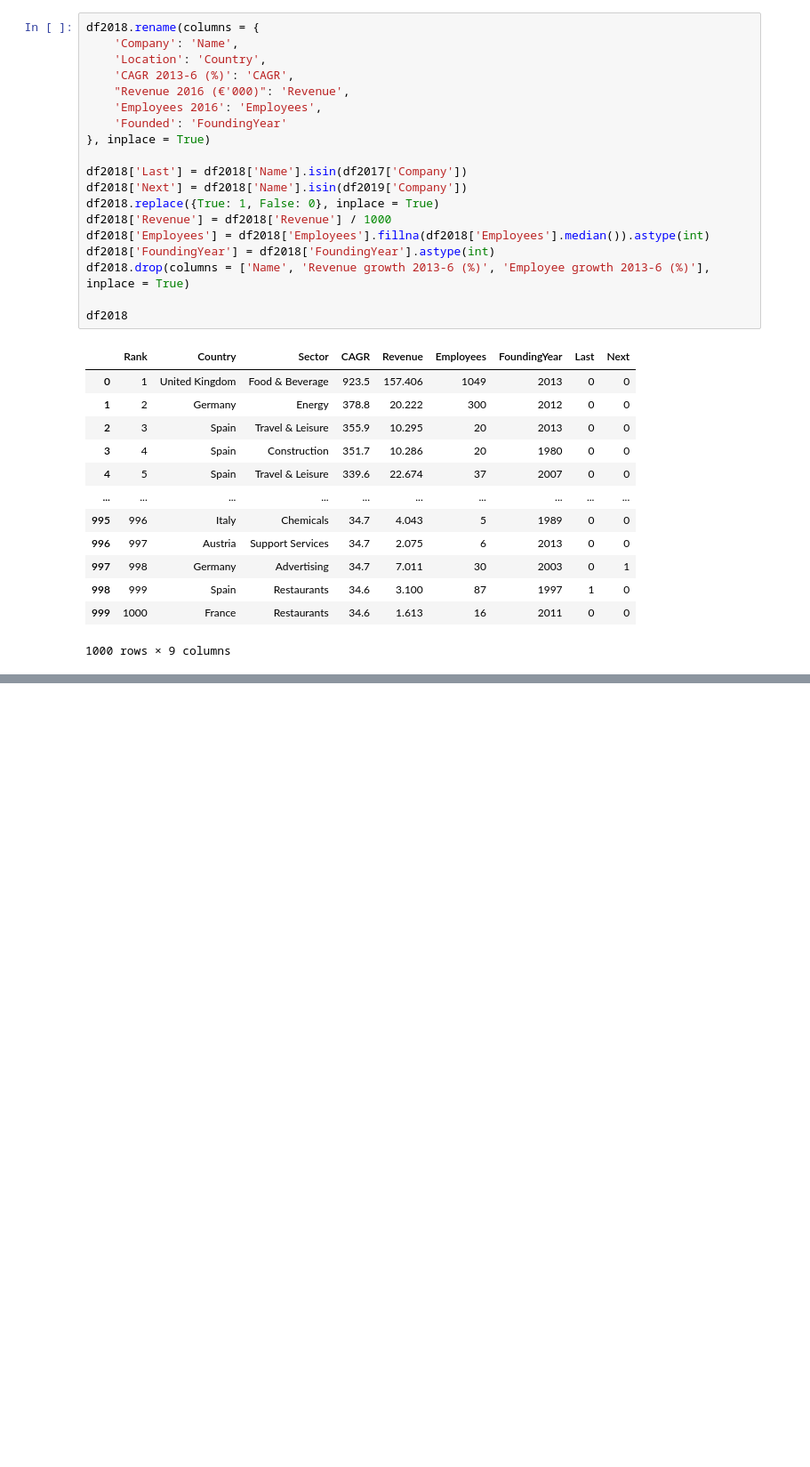
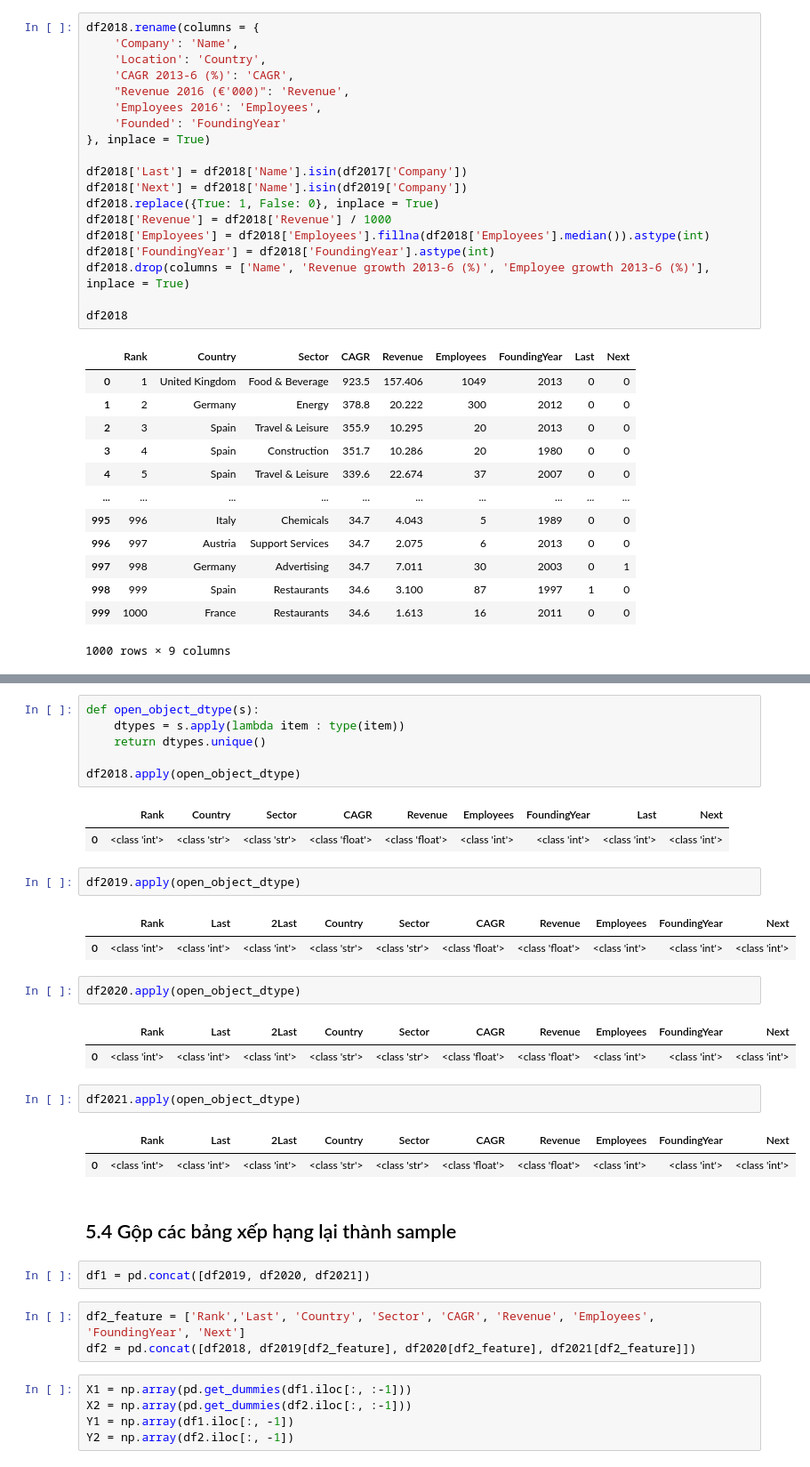
Before and after one commit to kenroly/IntroductionToDataScience, a Jupyter notebook: DataModeling.ipynb, the cells around one changed output, grey strips where cells are left out. Shown at 89% size. Drawn from its saved outputs; the diff is of its cells as text; blank space fills up the shorter version.

```diff
--- a/DataModeling.ipynb
+++ b/DataModeling.ipynb
@@ -185,0 +351,36 @@ df2018
+# %%
+def open_object_dtype(s):
+    dtypes = s.apply(lambda item : type(item))
+    return dtypes.unique()
+
+df2018.apply(open_object_dtype)
+# %% [output]
+|  | Rank | Country | Sector | CAGR | Revenue | Employees | FoundingYear | Last | Next |
+| 0 | <class 'int'> | <class 'str'> | <class 'str'> | <class 'float'> | <class 'float'> | <class 'int'> | <class 'int'> | <class 'int'> | <class 'int'> |
+# %%
+df2019.apply(open_object_dtype)
+# %% [output]
+|  | Rank | Last | 2Last | Country | Sector | CAGR | Revenue | Employees | FoundingYear | Next |
+| 0 | <class 'int'> | <class 'int'> | <class 'int'> | <class 'str'> | <class 'str'> | <class 'float'> | <class 'float'> | <class 'int'> | <class 'int'> | <class 'int'> |
+# %%
+df2020.apply(open_object_dtype)
+# %% [output]
+|  | Rank | Last | 2Last | Country | Sector | CAGR | Revenue | Employees | FoundingYear | Next |
+| 0 | <class 'int'> | <class 'int'> | <class 'int'> | <class 'str'> | <class 'str'> | <class 'float'> | <class 'float'> | <class 'int'> | <class 'int'> | <class 'int'> |
+# %%
+df2021.apply(open_object_dtype)
+# %% [output]
+|  | Rank | Last | 2Last | Country | Sector | CAGR | Revenue | Employees | FoundingYear | Next |
+| 0 | <class 'int'> | <class 'int'> | <class 'int'> | <class 'str'> | <class 'str'> | <class 'float'> | <class 'float'> | <class 'int'> | <class 'int'> | <class 'int'> |
+# %% [markdown]
+## 5.4 Gộp các bảng xếp hạng lại thành sample
+# %%
+df1 = pd.concat([df2019, df2020, df2021])
+# %%
+df2_feature = ['Rank','Last', 'Country', 'Sector', 'CAGR', 'Revenue', 'Employees', 'FoundingYear', 'Next']
+df2 = pd.concat([df2018, df2019[df2_feature], df2020[df2_feature], df2021[df2_feature]])
+# %%
+X1 = np.array(pd.get_dummies(df1.iloc[:, :-1]))
+X2 = np.array(pd.get_dummies(df2.iloc[:, :-1]))
+Y1 = np.array(df1.iloc[:, -1])
+Y2 = np.array(df2.iloc[:, -1])
```
Also changed, not shown: parts of 8 cells of this notebook.
